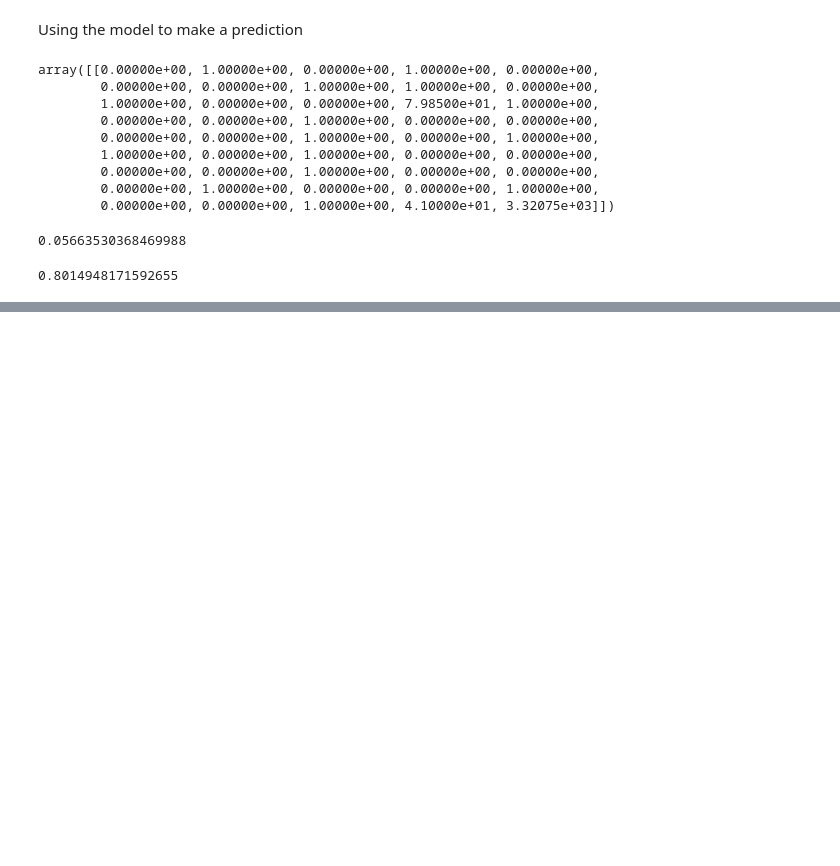
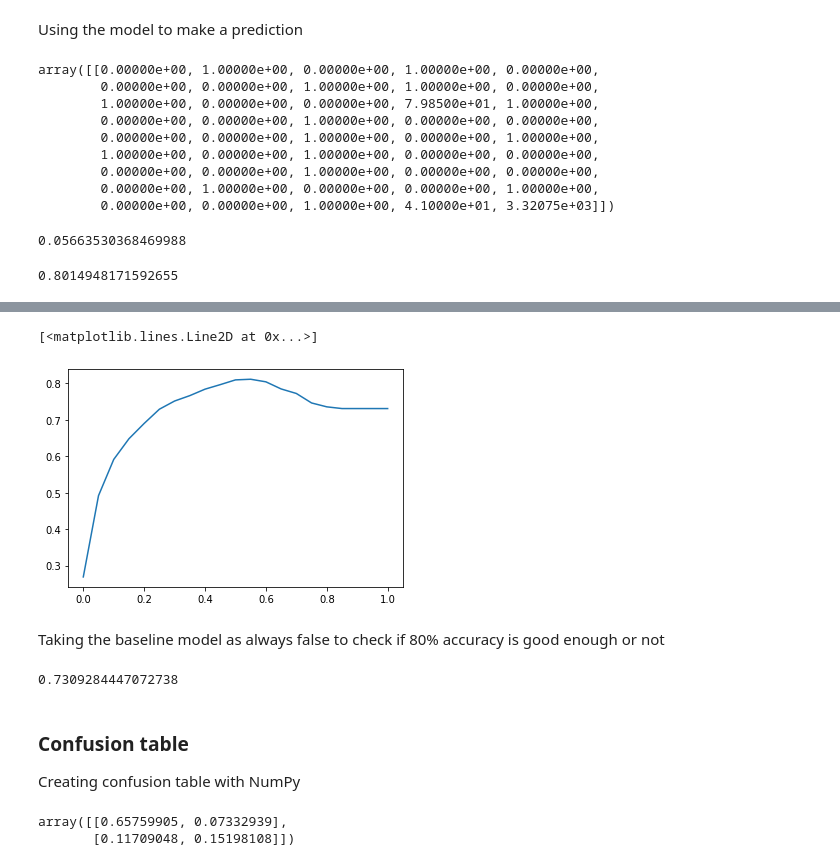
Before and after one commit to nandan-06/Churn-Prediction, a Jupyter notebook: churn_prediction.ipynb, the cells around one changed output, grey strips where cells are left out. Saved outputs shown, nothing was run; the diff lists cells and outputs as text; code cells hidden in the pictures; blank space fills up the shorter version.

```diff
--- a/churn_prediction.ipynb
+++ b/churn_prediction.ipynb
@@ -585,0 +588,8 @@ model.predict_proba(X_test2)[0,1]  # churning of this user is ~80%
+# %%
+from sklearn.metrics import accuracy_score
+
+threshold = np.linspace(0,1,11)
+for t in threshold:
+    churn = y_pred >= t
+    acc = accuracy_score(y_val,churn)
+    print ('%0.2f %0.3f' % (t, acc))
@@ -585,0 +608,46 @@ model.predict_proba(X_test2)[0,1]  # churning of this user is ~80%
+# %%
+# plotting accuracies
+threshold = np.linspace(0,1,21)
+accuracies = []
+for t in threshold:
+    churn = y_pred >= t
+    acc = accuracy_score(y_val,churn)
+    accuracies.append(acc)
+
+plt.plot(threshold, accuracies)
+# %% [output]
+[<matplotlib.lines.Line2D at 0x...>]
+[figure, added]
+# %% [markdown]
+Taking the baseline model as always false to check if 80% accuracy is good enough or not
+# %%
+size_val = len(y_val)
+baseline = np.repeat(False,size_val)
+print(accuracy_score(baseline,y_val))
+# This shows that even if the model always predicts false still the accuracy would be 73%.
+# This shows that our model is not good enough in front of dummy model which always predict as the customer not churning.
+# %% [output]
+0.7309284447072738
+# %% [markdown]
+### Confusion table
+Creating confusion table with NumPy
+# %%
+t = 0.5
+predict_churn = (y_pred >= t)
+predict_no_churn = (y_pred < t)
+actual_churn = (y_val == 1)
+actual_no_churn = (y_val == 0)
+
+true_positive = (predict_churn & actual_churn).sum()
+false_positive = (predict_churn & actual_no_churn).sum()
+false_negative = (predict_no_churn & actual_churn).sum()
+true_negative = (predict_no_churn & actual_no_churn).sum()
+
+confusion_table = np.array(
+    [[true_negative, false_positive],
+    [false_negative, true_positive]])
+
+confusion_table/ confusion_table.sum()
+# %% [output]
+array([[0.65759905, 0.07332939],
+       [0.11709048, 0.15198108]])
```
Also changed, not shown: parts of 2 cells of this notebook.
